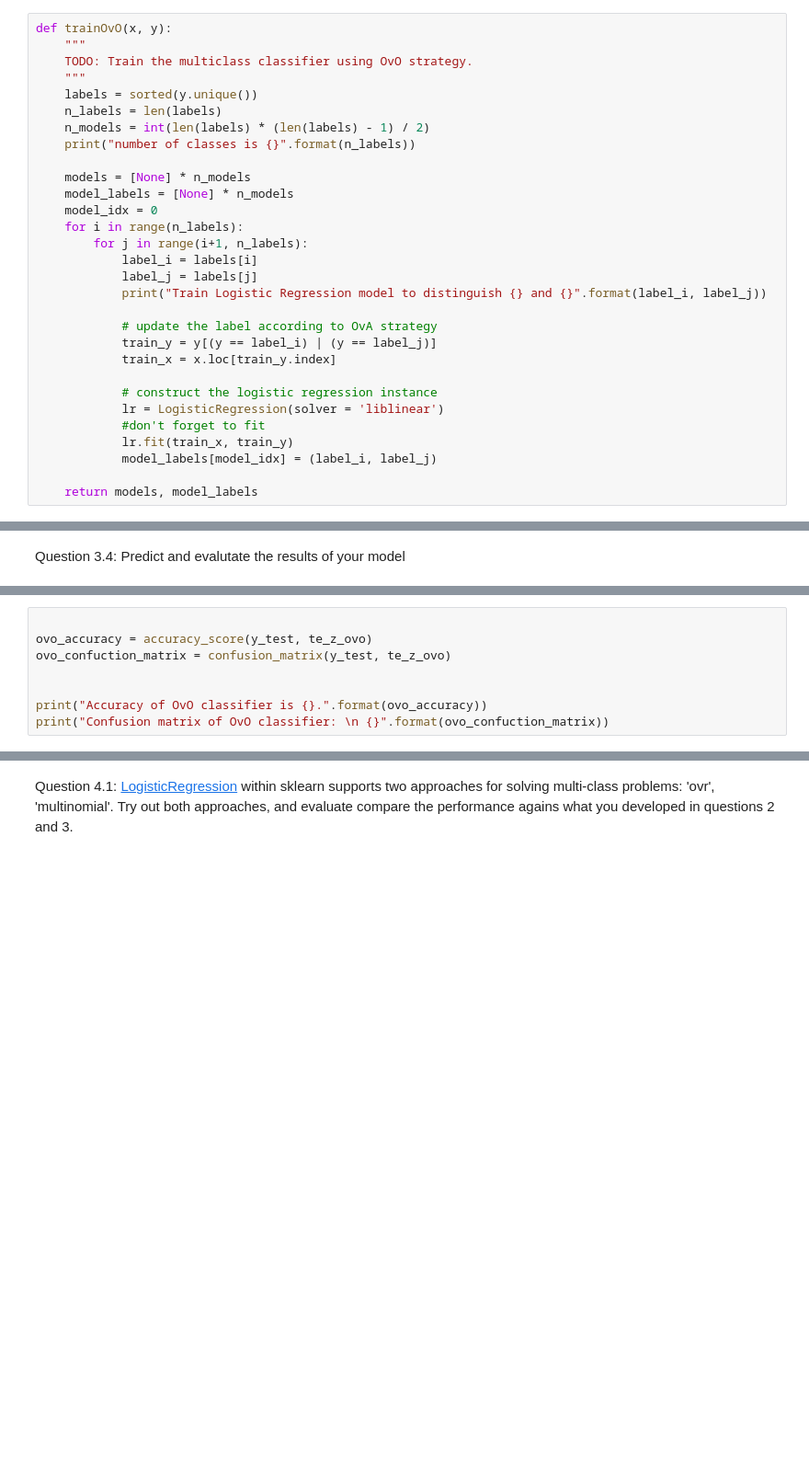
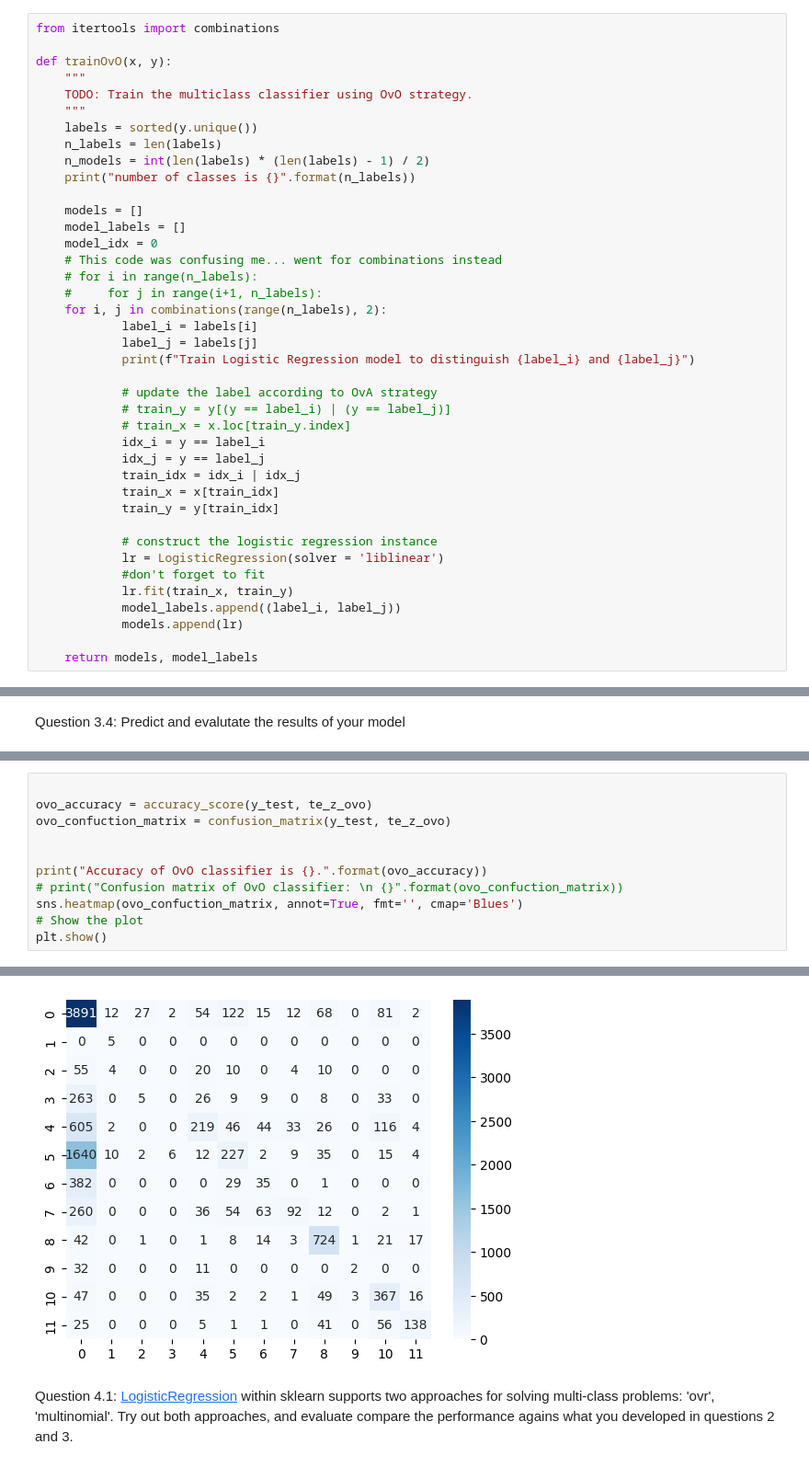
Before and after one commit to laduran/MLearning520A, a Jupyter notebook: Week 1/ML520 - Lesson1 - Louis Duran.ipynb, the cells around one changed output, grey strips where cells are left out. Shown at 92% size. Cells and saved outputs as stored; diff of their text form; blank space fills up the shorter version.

```diff
--- a/Week 1/ML520 - Lesson1 - Louis Duran.ipynb
+++ b/Week 1/ML520 - Lesson1 - Louis Duran.ipynb
@@ -207,6 +195,8 @@ Confusion matrix of OvA classifier:
 # %% [markdown]
 Question 3.1: Develop a method that trains a list of models based on the OvO stragety for multiclass classification using logistic regression.
 # %%
+from itertools import combinations
+
 def trainOvO(x, y):
     """
     TODO: Train the multiclass classifier using OvO strategy.
@@ -216,24 +206,32 @@ def trainOvO(x, y):
     n_models = int(len(labels) * (len(labels) - 1) / 2)
     print("number of classes is {}".format(n_labels))
 
-    models = [None] * n_models
-    model_labels = [None] * n_models
+    models = []
+    model_labels = []
     model_idx = 0
-    for i in range(n_labels):
-        for j in range(i+1, n_labels):
+    # This code was confusing me... went for combinations instead
+    # for i in range(n_labels):
+    #     for j in range(i+1, n_labels):
+    for i, j in combinations(range(n_labels), 2):
             label_i = labels[i]
             label_j = labels[j]
-            print("Train Logistic Regression model to distinguish {} and {}".format(label_i, label_j))
+            print(f"Train Logistic Regression model to distinguish {label_i} and {label_j}")
 
             # update the label according to OvA strategy
-            train_y = y[(y == label_i) | (y == label_j)]
-            train_x = x.loc[train_y.index]
+            # train_y = y[(y == label_i) | (y == label_j)]
+            # train_x = x.loc[train_y.index]
+            idx_i = y == label_i
+            idx_j = y == label_j
+            train_idx = idx_i | idx_j
+            train_x = x[train_idx]
+            train_y = y[train_idx]
 
             # construct the logistic regression instance
             lr = LogisticRegression(solver = 'liblinear')
             #don't forget to fit
             lr.fit(train_x, train_y)
-            model_labels[model_idx] = (label_i, label_j)
+            model_labels.append((label_i, label_j))
+            models.append(lr)
 
     return models, model_labels
 # %% [markdown]
@@ -290,4 +286,8 @@ ovo_confuction_matrix = confusion_matrix(y_test, te_z_ovo)
 
 
 print("Accuracy of OvO classifier is {}.".format(ovo_accuracy))
-print("Confusion matrix of OvO classifier: \n {}".format(ovo_confuction_matrix))
+# print("Confusion matrix of OvO classifier: \n {}".format(ovo_confuction_matrix))
+sns.heatmap(ovo_confuction_matrix, annot=True, fmt='', cmap='Blues')
+# Show the plot
+plt.show()
+# %% [output]
@@ -294,3 +295,4 @@ print("Confusion matrix of OvO classifier: \n {}".format(ovo_confuction_matrix))
+[figure, added]
 # %% [markdown]
 Question 4.1: [LogisticRegression](https://scikit-learn.org/stable/modules/generated/sklearn.linear_model.LogisticRegression.html) within sklearn supports two approaches for solving multi-class problems: 'ovr', 'multinomial'. Try out both approaches, and evaluate compare the performance agains what you developed in questions 2 and 3.
 # %%
```
Also changed, not shown: parts of 11 cells of this notebook.
